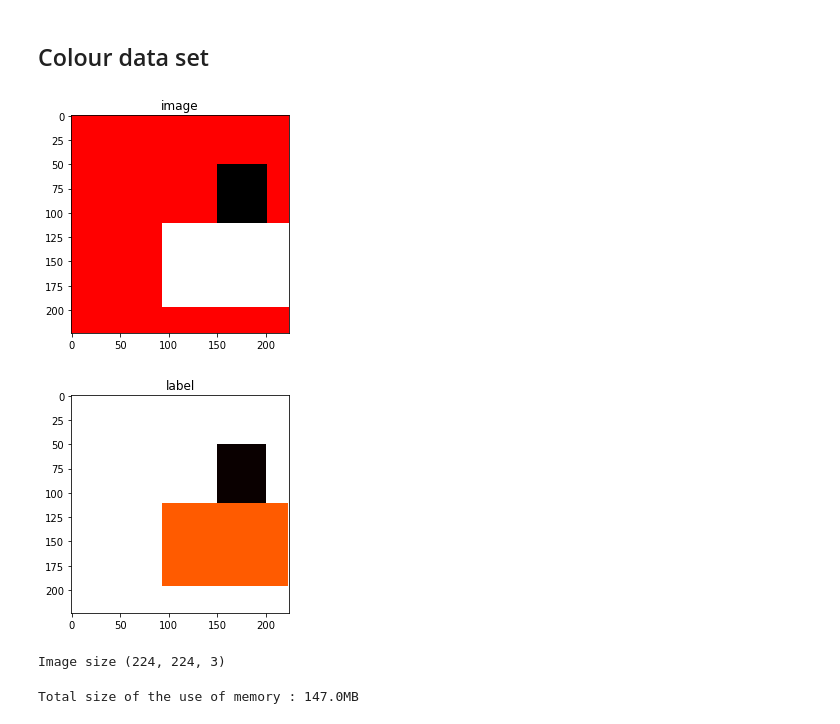
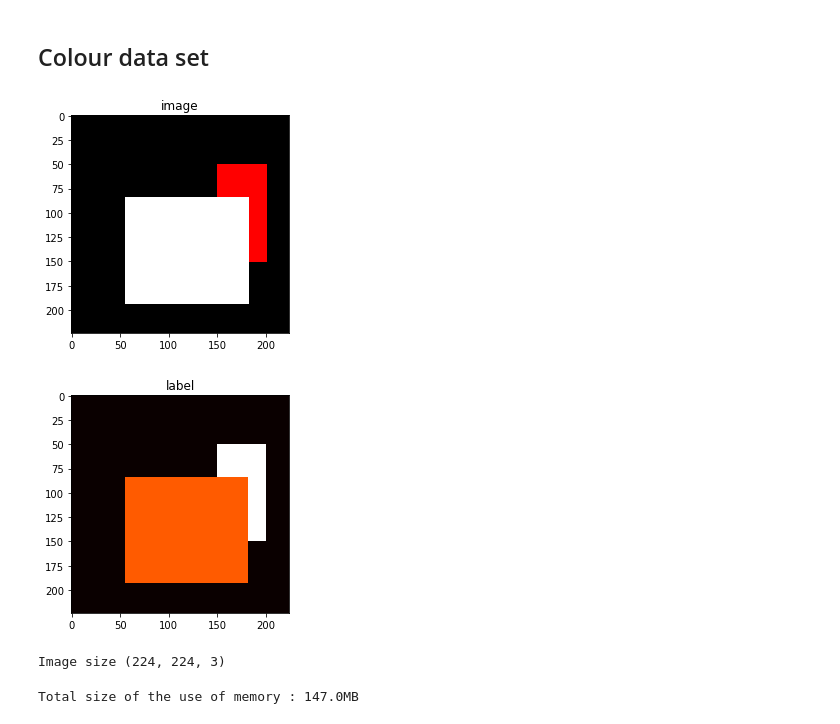
Before and after one commit to rdjondo/SimplisticSSD, a Jupyter notebook: SimpleSegNet_synthetic_dataset.ipynb, the cells around one changed output. Drawn from its saved outputs; the diff is of its cells as text; code cells hidden in the pictures.

```diff
--- a/SimpleSegNet_synthetic_dataset.ipynb
+++ b/SimpleSegNet_synthetic_dataset.ipynb
@@ -78,37 +78,37 @@ class TrainingImage:
         self.label[:,:, self.backgd_color_class] = 1
 
     def createRectangle(self, pt1, pt2, color_class=WHITE_CLASS):
         cv2.rectangle(self.image,
                       pt1[::-1], pt2[::-1], TrainingImage.COLOR[color_class], thickness=cv2.FILLED)
         self.label[pt1[0]:pt2[0],pt1[1]:pt2[1], :] =  0 # Clear exisiting labels in target position
         self.label[pt1[0]:pt2[0],pt1[1]:pt2[1], color_class] =  1
 
     def addRandRectangle(self, color_class=WHITE_CLASS):
         image_size = self.image.shape
         pt1 = (random.randint(0, 150), random.randint(0, 100))
         pt2 = (random.randint(pt1[0]+50, image_size[0]-1), random.randint(pt1[1]+50, image_size[1]-1))
         self.createRectangle( pt1, pt2, color_class=color_class)
 
 image_size = (224,224, 3)
-trainim = TrainingImage(size=image_size , backgd_color_class=TrainingImage.RED_CLASS)
-trainim.createRectangle( (50,150) , (150,200), color_class=TrainingImage.BLACK_CLASS)
+trainim = TrainingImage(size=image_size , backgd_color_class=TrainingImage.BLACK_CLASS)
+trainim.createRectangle( (50,150) , (150,200), color_class=TrainingImage.RED_CLASS)
 trainim.addRandRectangle(TrainingImage.WHITE_CLASS)
 
 # Plot background
 plt.imshow(trainim.image)
 plt.title('image')
 plt.show()
 
 # Plot background
 #plt.imshow(trainim.label[:,:,11:14])
 plt.imshow(trainim.label.argmax(axis=2), cmap='hot')
 plt.title('label')
 plt.show()
 
 print('Image size {}'.format(trainim.image.shape))
 # %% [output]
-[figure, old version]
+[figure, new version]
-[figure, old version]
+[figure, new version]
 Image size (224, 224, 3)
 # %%
 # Generate color training dataset
```
Also changed, not shown: parts of 9 cells of this notebook.
